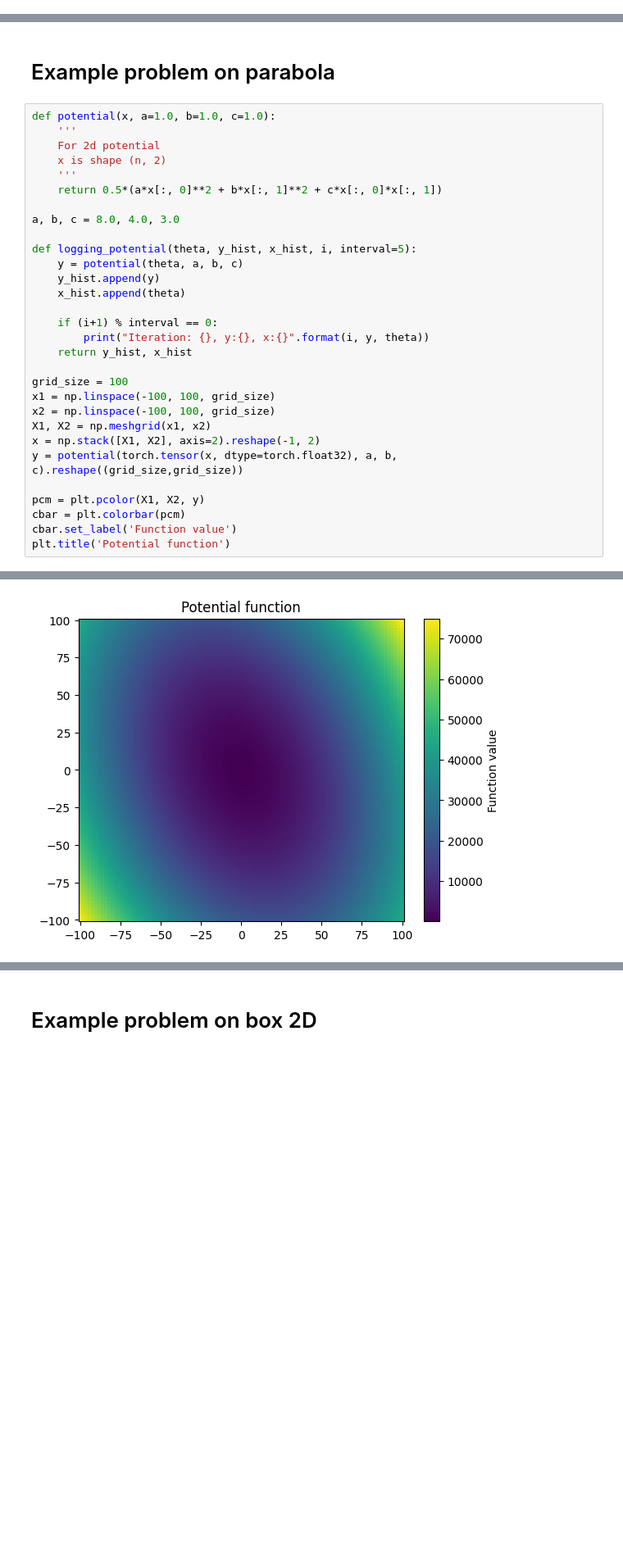
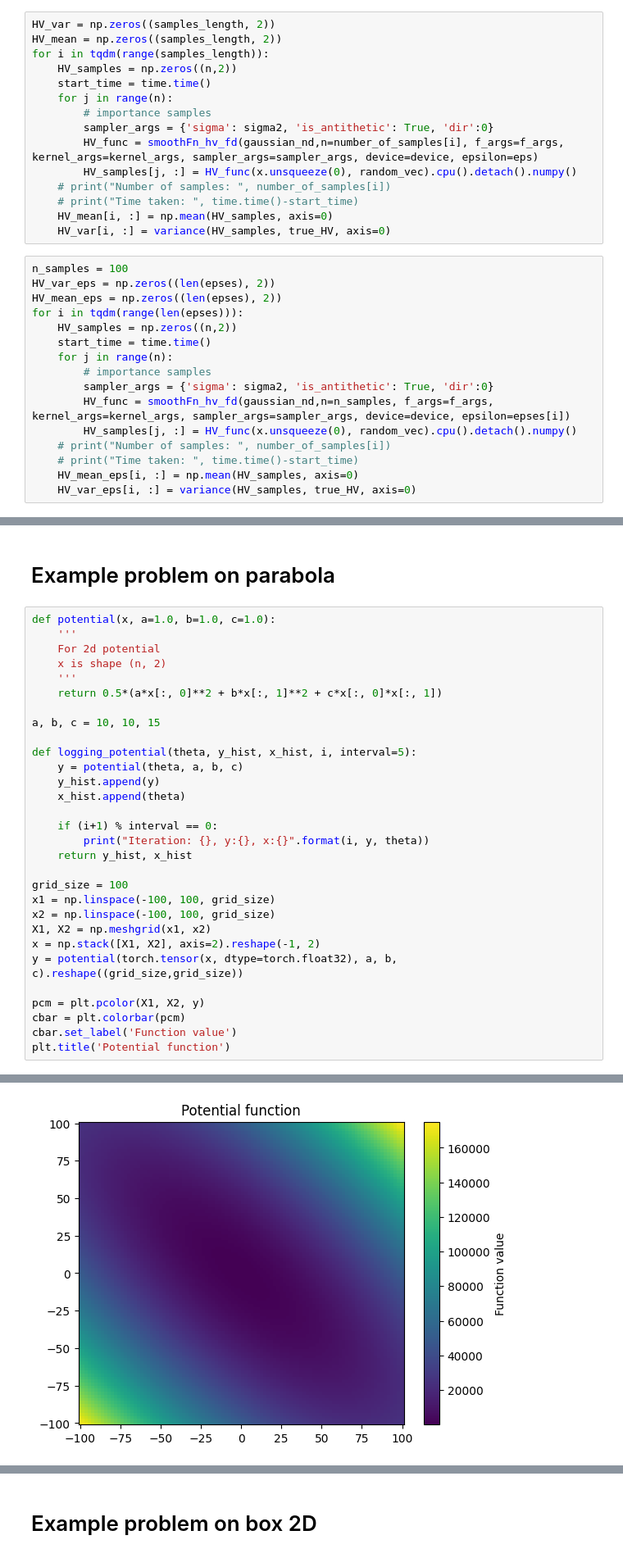
Before and after one commit to wangzican/prdpt2024, a Jupyter notebook: code/higher_order_test.ipynb, the cells around one changed output, grey strips where cells are left out. Shown at 82% size. Drawn from its saved outputs; the diff is of its cells as text; blank space fills up the shorter version.

```diff
--- a/code/higher_order_test.ipynb
+++ b/code/higher_order_test.ipynb
@@ -329,0 +376,31 @@ plt.show()
+# %%
+HV_var = np.zeros((samples_length, 2))
+HV_mean = np.zeros((samples_length, 2))
+for i in tqdm(range(samples_length)):
+    HV_samples = np.zeros((n,2))
+    start_time = time.time()
+    for j in range(n):
+        # importance samples
+        sampler_args = {'sigma': sigma2, 'is_antithetic': True, 'dir':0}
+        HV_func = smoothFn_hv_fd(gaussian_nd,n=number_of_samples[i], f_args=f_args, kernel_args=kernel_args, sampler_args=sampler_args, device=device, epsilon=eps)
+        HV_samples[j, :] = HV_func(x.unsqueeze(0), random_vec).cpu().detach().numpy()
+    # print("Number of samples: ", number_of_samples[i])
+    # print("Time taken: ", time.time()-start_time)
+    HV_mean[i, :] = np.mean(HV_samples, axis=0)
+    HV_var[i, :] = variance(HV_samples, true_HV, axis=0)
+# %%
+n_samples = 100
+HV_var_eps = np.zeros((len(epses), 2))
+HV_mean_eps = np.zeros((len(epses), 2))
+for i in tqdm(range(len(epses))):
+    HV_samples = np.zeros((n,2))
+    start_time = time.time()
+    for j in range(n):
+        # importance samples
+        sampler_args = {'sigma': sigma2, 'is_antithetic': True, 'dir':0}
+        HV_func = smoothFn_hv_fd(gaussian_nd,n=n_samples, f_args=f_args, kernel_args=kernel_args, sampler_args=sampler_args, device=device, epsilon=epses[i])
+        HV_samples[j, :] = HV_func(x.unsqueeze(0), random_vec).cpu().detach().numpy()
+    # print("Number of samples: ", number_of_samples[i])
+    # print("Time taken: ", time.time()-start_time)
+    HV_mean_eps[i, :] = np.mean(HV_samples, axis=0)
+    HV_var_eps[i, :] = variance(HV_samples, true_HV, axis=0)
@@ -333,33 +459,33 @@ plt.show()
 def potential(x, a=1.0, b=1.0, c=1.0):
     '''
     For 2d potential
     x is shape (n, 2)
     '''
     return 0.5*(a*x[:, 0]**2 + b*x[:, 1]**2 + c*x[:, 0]*x[:, 1])
 
-a, b, c = 8.0, 4.0, 3.0
+a, b, c = 10, 10, 15
 
 def logging_potential(theta, y_hist, x_hist, i, interval=5):
     y = potential(theta, a, b, c)
     y_hist.append(y)
     x_hist.append(theta)
 
     if (i+1) % interval == 0:
         print("Iteration: {}, y:{}, x:{}".format(i, y, theta))
     return y_hist, x_hist
 
 grid_size = 100
 x1 = np.linspace(-100, 100, grid_size)
 x2 = np.linspace(-100, 100, grid_size)
 X1, X2 = np.meshgrid(x1, x2)
 x = np.stack([X1, X2], axis=2).reshape(-1, 2)
 y = potential(torch.tensor(x, dtype=torch.float32), a, b, c).reshape((grid_size,grid_size))
 
 pcm = plt.pcolor(X1, X2, y)
 cbar = plt.colorbar(pcm)
 cbar.set_label('Function value')
 plt.title('Potential function')
 # %% [output]
 Text(0.5, 1.0, 'Potential function')
-[figure, old version]
+[figure, new version]
 # %%
```
Also changed, not shown: parts of 54 cells of this notebook, 13 other files.
